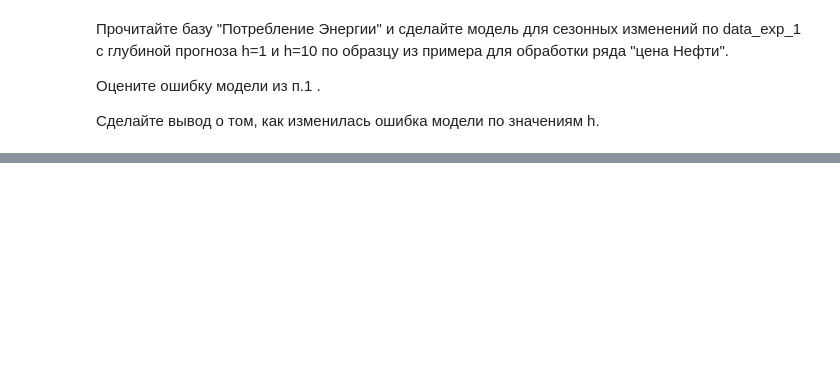
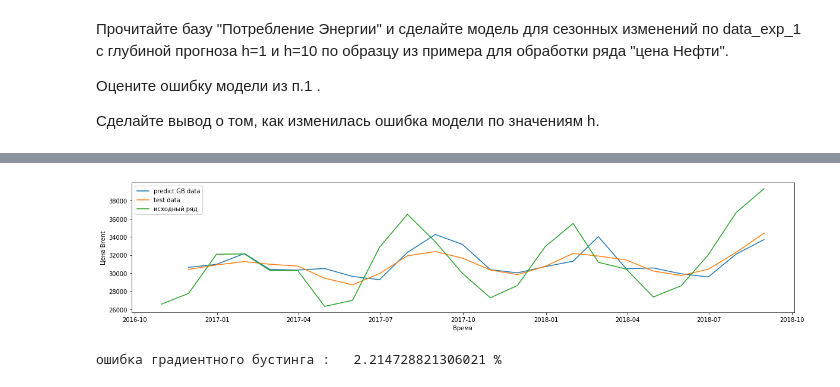
Before and after one commit to Svetorus/Time-Series, a Jupyter notebook: TS_2.ipynb, the cells around one changed output, grey strips where cells are left out. Cells and saved outputs as stored; diff of their text form; code cells hidden in the pictures; blank space fills up the shorter version.

```diff
--- a/TS_2.ipynb
+++ b/TS_2.ipynb
@@ -128,0 +177,29 @@ plt.show()
+# %%
+X_train_b = X_train_b.drop('Date', axis=1)
+X_test_b = X_test_b.drop('Date', axis=1)
+# %%
+def mean_absolute_percentage_error(y_true, y_pred):
+    y_true, y_pred = np.array(y_true), np.array(y_pred)
+    return np.mean(np.abs((y_true - y_pred) / y_true)) * 100
+
+model_gb = GradientBoostingRegressor(max_depth=15, random_state=0, n_estimators=100)
+model_gb.fit( X_train_b, y_train_b )
+X_test_pred_gb = model_gb.predict(X_test_b)
+
+plt.figure( figsize=( 20, 4 ))
+
+plt.xlabel('Время')
+plt.ylabel('Цена Brent')
+plt.plot(test_b.index[1:],X_test_pred_gb, label='predict GB data' )
+plt.plot(test_b.index[1:],y_test_b, label='test data')
+plt.plot(b_s.loc['2016-10-10':].index, b_s.loc['2016-10-10':]['PJME_MW'], label='исходный ряд')
+
+plt.legend()
+plt.show()
+
+er_g = mean_absolute_percentage_error(y_true=y_test_b, y_pred=X_test_pred_gb)
+
+print('ошибка градиентного бустинга :  ', er_g, '%')
+# %% [output]
+[figure, added]
+ошибка градиентного бустинга :   2.214728821306021 %
```
Also changed, not shown: parts of 38 cells of this notebook.
